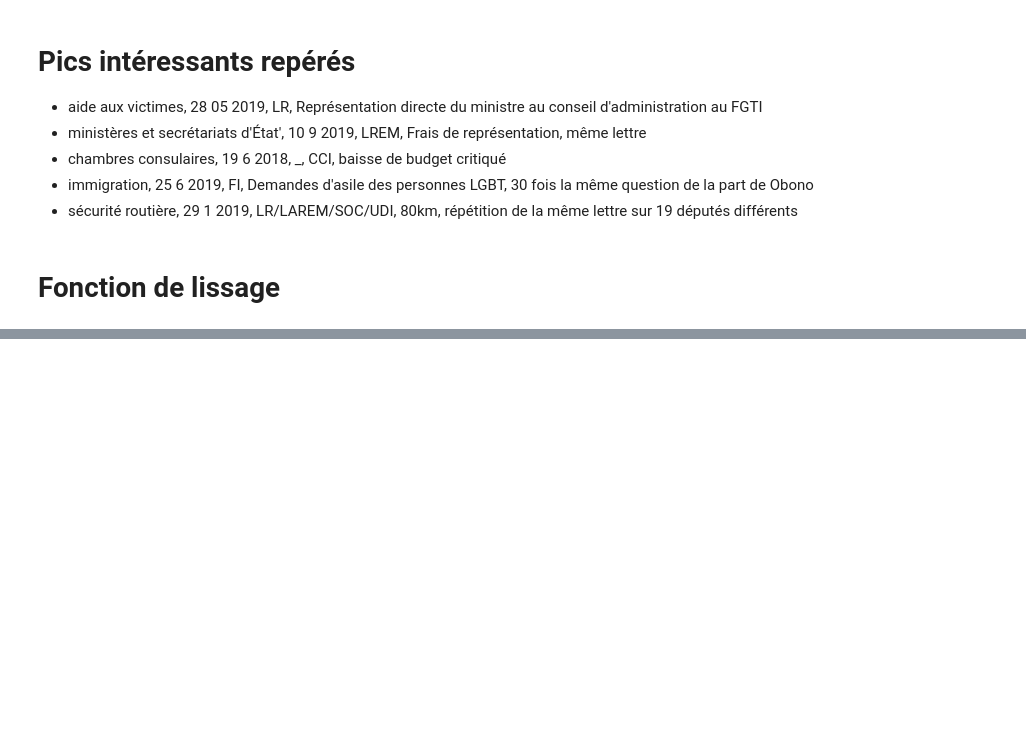
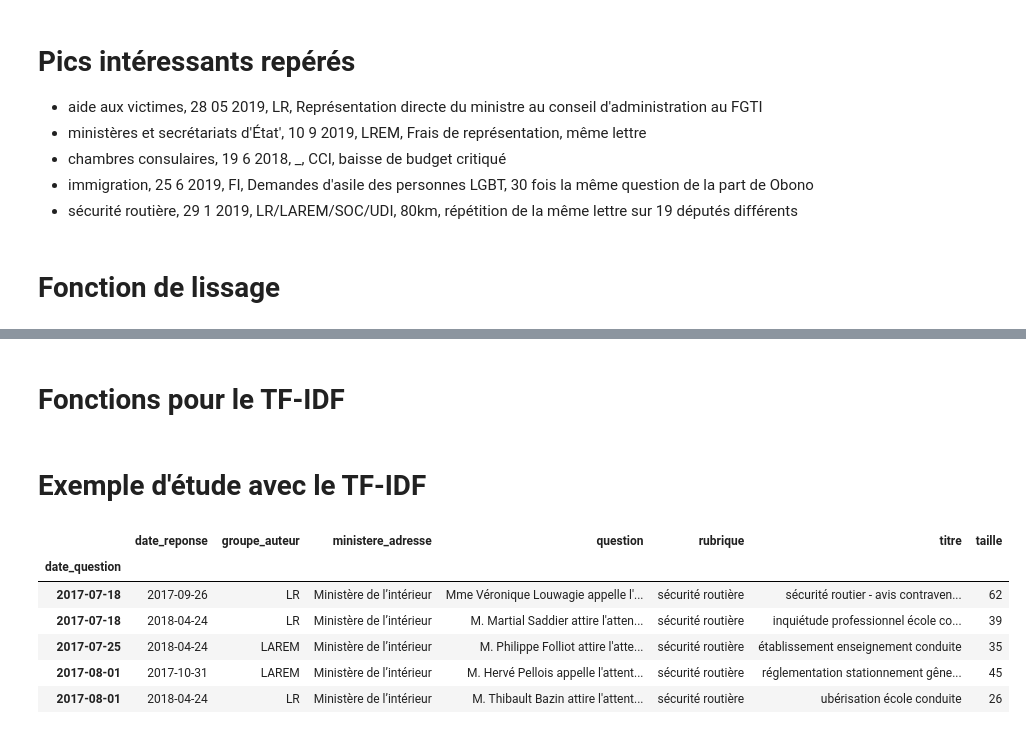
Before and after one commit to homerdurand/METRIQ, a Jupyter notebook: anomalies.ipynb, the cells around one changed output, grey strips where cells are left out. Saved outputs shown, nothing was run; the diff lists cells and outputs as text; code cells hidden in the pictures; blank space fills up the shorter version.

Commit message:
Normalisation et tfidf sur une période

```diff
--- a/anomalies.ipynb
+++ b/anomalies.ipynb
@@ -378,0 +414,2 @@ Name: professions de santé, dtype: float64
+# %% [markdown]
+# Fonctions pour le TF-IDF
@@ -378,0 +418,42 @@ Name: professions de santé, dtype: float64
+# %%
+# Import lemmatiseur
+import fr_core_news_md
+nlp = fr_core_news_md.load()
+# %%
+# Fichier stop word
+fichier=open('stopwords-fr.txt','r')
+stops=set()
+for word in fichier:
+    mot=re.sub('\n','',word)
+    stops.add(mot)
+# %%
+# Fonction de normalisation
+def normalize(text, stopwords):
+    lemmatized = list()
+    text = text.lower()
+    text_nlp = nlp(text)
+    for word in text_nlp:
+        lemma = word.lemma_.strip()
+        if lemma not in stopwords:
+            lemmatized.append(lemma)
+    return " ".join(lemmatized)
+# %% [markdown]
+# Exemple d'étude avec le TF-IDF
+# %%
+# On choisi le thème
+theme = 'sécurité routière'
+
+dft = questions_df[questions_df.rubrique==theme].set_index('date_question').sort_values('date_question')
+dft['titre'] = [normalize(i,stops) for i in dft.titre]
+dft['taille'] = [len(titre) for titre in dft['titre']]
+
+# Et on obtient le data_frame de ce thème normalisé
+dft.head()
+# %% [output]
+|  | date_reponse | groupe_auteur | ministere_adresse | question | rubrique | titre | taille |
+| date_question |  |  |  |  |  |  |  |
+| 2017-07-18 | 2017-09-26 | LR | Ministère de l’intérieur | Mme Véronique Louwagie appelle l'... | sécurité routière | sécurité routier - avis contraven... | 62 |
+| 2017-07-18 | 2018-04-24 | LR | Ministère de l’intérieur | M. Martial Saddier attire l'atten... | sécurité routière | inquiétude professionnel école co... | 39 |
+| 2017-07-25 | 2018-04-24 | LAREM | Ministère de l’intérieur | M. Philippe Folliot attire l'atte... | sécurité routière | établissement enseignement conduite | 35 |
+| 2017-08-01 | 2017-10-31 | LAREM | Ministère de l’intérieur | M. Hervé Pellois appelle l'attent... | sécurité routière | réglementation stationnement gêne... | 45 |
+| 2017-08-01 | 2018-04-24 | LR | Ministère de l’intérieur | M. Thibault Bazin attire l'attent... | sécurité routière | ubérisation école conduite | 26 |
```
Also changed, not shown: parts of 13 cells of this notebook.
